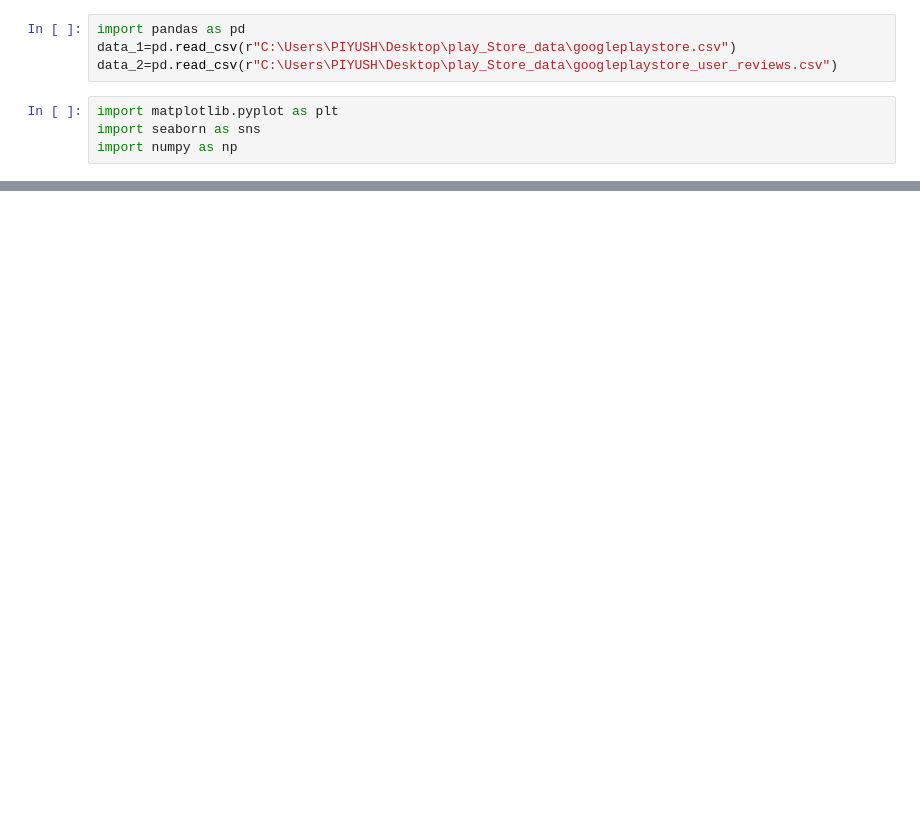
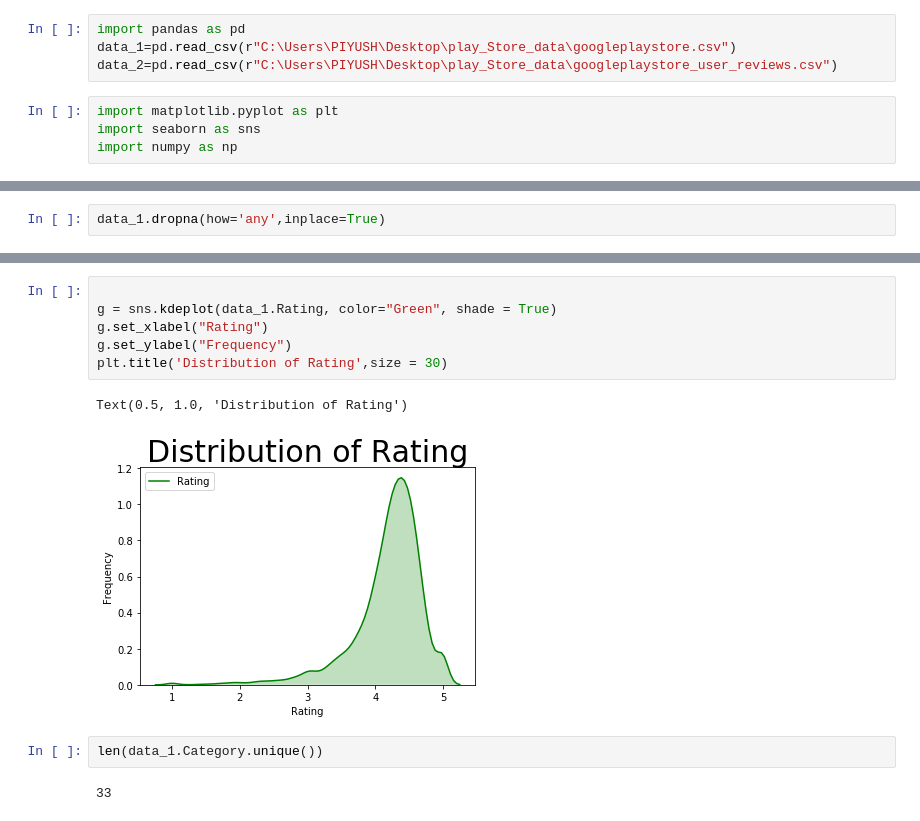
Before and after one commit to piyush-98/PlAy_StOrE, a Jupyter notebook: code/notebook.ipynb, the cells around one changed output, grey strips where cells are left out. Saved outputs shown, nothing was run; the diff lists cells and outputs as text; blank space fills up the shorter version.

Commit message:
visual

```diff
--- a/code/notebook.ipynb
+++ b/code/notebook.ipynb
@@ -8,0 +13,2 @@ import numpy as np
+# %%
+data_1.dropna(how='any',inplace=True)
@@ -15,3 +42,16 @@ data_1.head()
 | 2 | U Launcher Lite – FREE Live Cool ... | ART_AND_DESIGN | 4.7 | 87510 | 8.7M | 5,000,000+ | Free | 0 | Everyone | Art & Design | ... |
 | 3 | Sketch - Draw & Paint | ART_AND_DESIGN | 4.5 | 215644 | 25M | 50,000,000+ | Free | 0 | Teen | Art & Design | ... |
 | 4 | Pixel Draw - Number Art Coloring ... | ART_AND_DESIGN | 4.3 | 967 | 2.8M | 100,000+ | Free | 0 | Everyone | Art & Design;Creativity | ... |
+# %%
+
+g = sns.kdeplot(data_1.Rating, color="Green", shade = True)
+g.set_xlabel("Rating")
+g.set_ylabel("Frequency")
+plt.title('Distribution of Rating',size = 30)
+# %% [output]
+Text(0.5, 1.0, 'Distribution of Rating')
+[figure, added]
+# %%
+len(data_1.Category.unique())
+# %% [output]
+33
```
Also changed, not shown: parts of 23 cells of this notebook.
